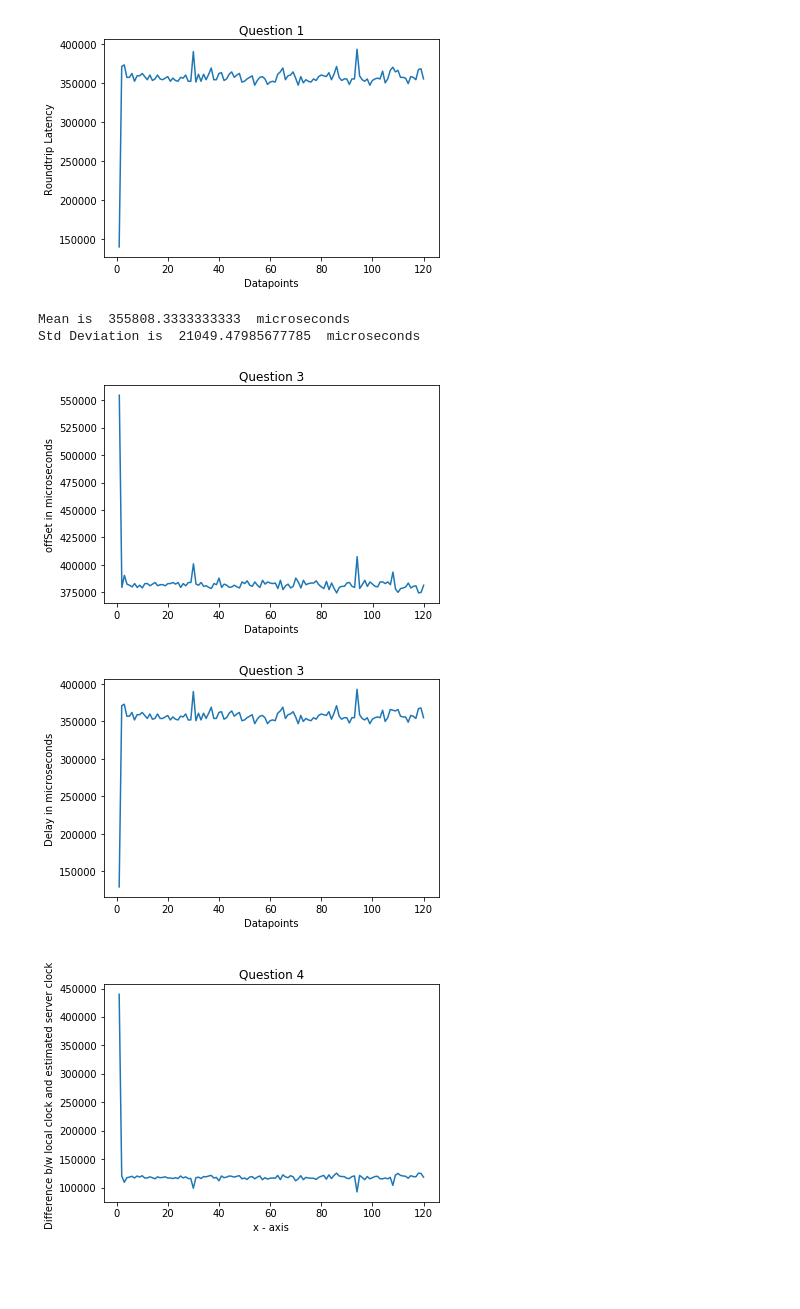
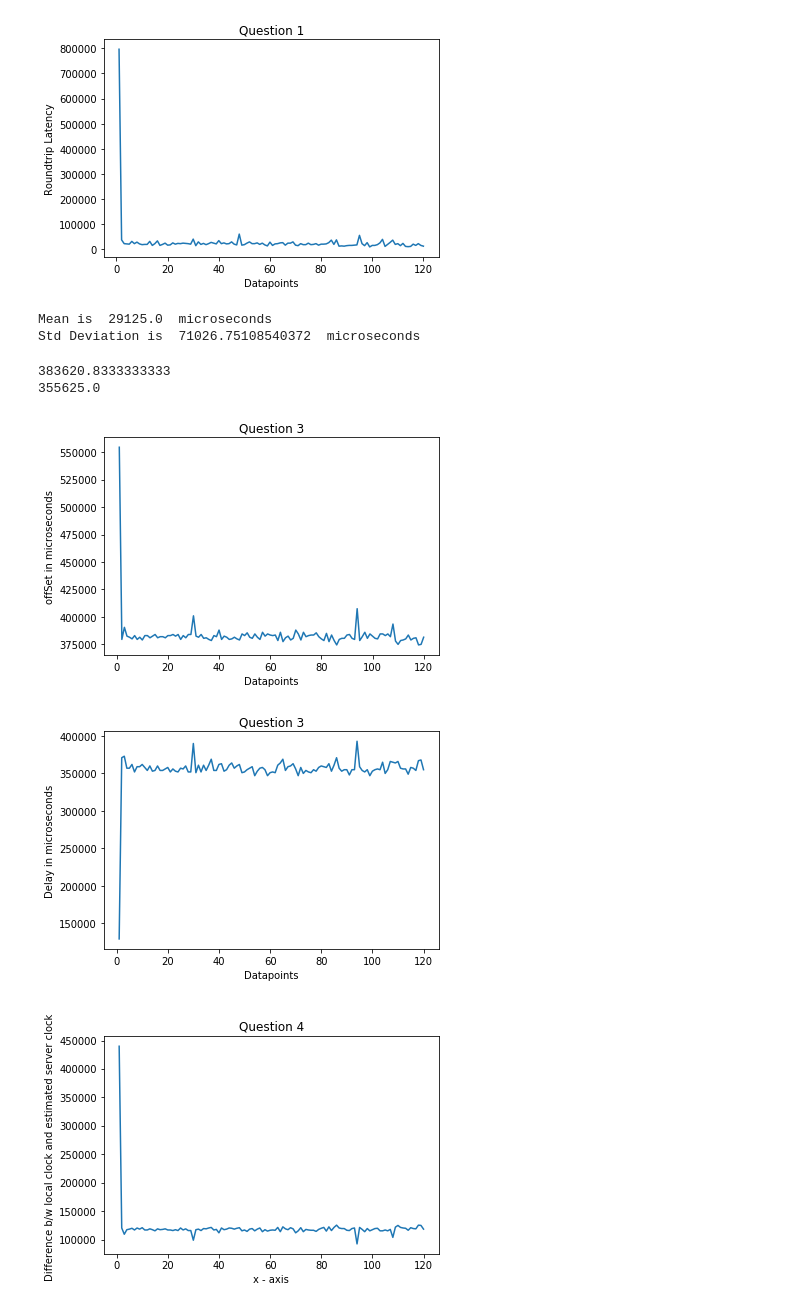
Before and after one commit to akilesh223/DistributedSystems_ClockSynchronisationAnalysis_UDP_RPC, a Jupyter notebook: Datafiles_Plots/PlotGraphsFile.ipynb, the cells around one changed output. Drawn from its saved outputs; the diff is of its cells as text; code cells hidden in the pictures; blank space fills up the shorter version.

```diff
--- a/Datafiles_Plots/PlotGraphsFile.ipynb
+++ b/Datafiles_Plots/PlotGraphsFile.ipynb
@@ -15,38 +15,38 @@ def read_file(file_name):
 def plot_graph(x,y):
     plt.plot(x, y)
     plt.xlabel('Datapoints')
     plt.ylabel('Roundtrip Latency')
     plt.title('Question 1')
     plt.show()
 
 def grpc_q1_p1():
     #data = read_file(r"C:\Users\DELL\Desktop\dm\Dustributed Systems\output.txt")
     #data = read_file(r"C:\Users\DELL\Desktop\dm\Dustributed Systems\output_2.txt")
     #data = read_file(r"C:\Users\DELL\Desktop\dm\Dustributed Systems\output_3.txt")
     #data = read_file(r"C:\Users\DELL\Desktop\dm\Dustributed Systems\output_RPC.txt")
-    #data = read_file(r"C:\Users\DELL\Desktop\dm\Dustributed Systems\output_RPC_2.txt")
-    data = read_file(r"C:\Users\DELL\Desktop\dm\Dustributed Systems\output_RPC_3.txt")
+    data = read_file(r"C:\Users\DELL\Desktop\dm\Dustributed Systems\output_RPC_2.txt")
+    #data = read_file(r"C:\Users\DELL\Desktop\dm\Dustributed Systems\output_RPC_3.txt")
     y = []
 
     for item in data:
         client_sent = dt.datetime.strptime(item[0], '%Y-%m-%d%H:%M:%S.%f')
         client_recd = dt.datetime.strptime(item[1], '%Y-%m-%d%H:%M:%S.%f')
         server_sent = dt.datetime.strptime(item[2], '%Y-%m-%d%H:%M:%S.%f')
         server_recd = dt.datetime.strptime(item[3], '%Y-%m-%d%H:%M:%S.%f')
 
         y.append((client_recd - client_sent).microseconds)
 
     x = [i for i in range(1, 121)]
     plot_graph(x, y)
 
     print("Mean is ", sum(y) / 120," microseconds")
     print("Std Deviation is ", st.stdev(y)," microseconds")
 
 grpc_q1_p1()
 # %% [output]
-[figure, old version]
+[figure, new version]
-Mean is  355808.3333333333  microseconds
-Std Deviation is  21049.47985677785  microseconds
+Mean is  29125.0  microseconds
+Std Deviation is  71026.75108540372  microseconds
 # %%
 import datetime as dt
 import time as t
@@ -89,6 +89,9 @@ def grpc_q3_p1():
 
         delay.append((client_recd-client_sent).microseconds - (server_sent-server_recd).microseconds)
 
+    print(sum(offSet)/120)
+    print(sum(delay)/120)
+
     x = [i for i in range(1, 121)]
     plot_graph(x,offSet,'offSet in microseconds')
     plot_graph(x,delay,'Delay in microseconds')
@@ -96,6 +99,8 @@ def grpc_q3_p1():
 
 grpc_q3_p1()
 # %% [output]
+383620.8333333333
+355625.0
 [figure]
 [figure]
 # %%
```
Also changed, not shown: 1 other file.
